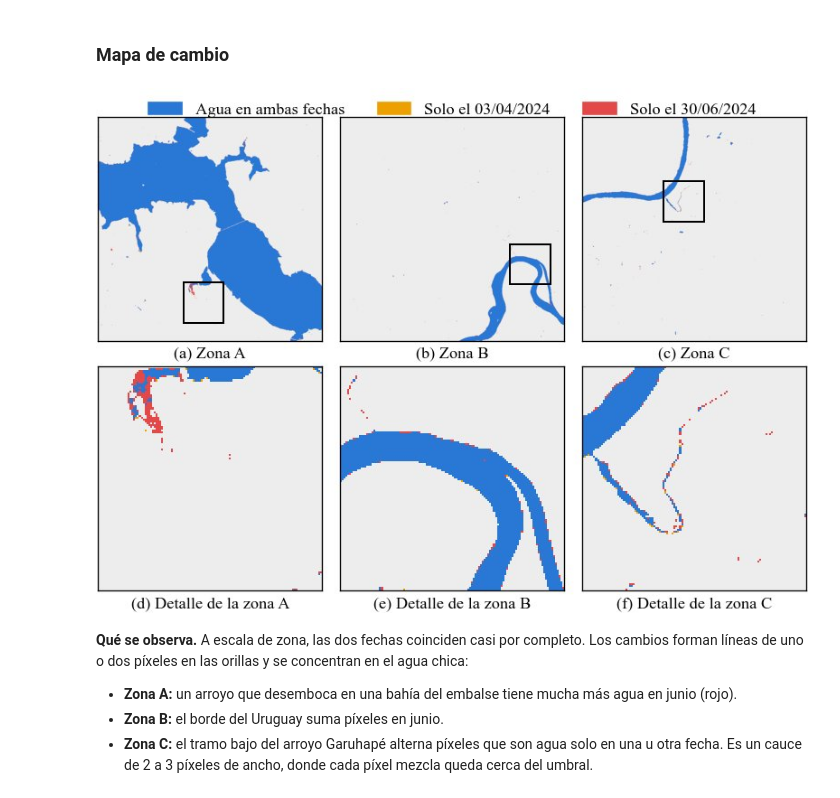
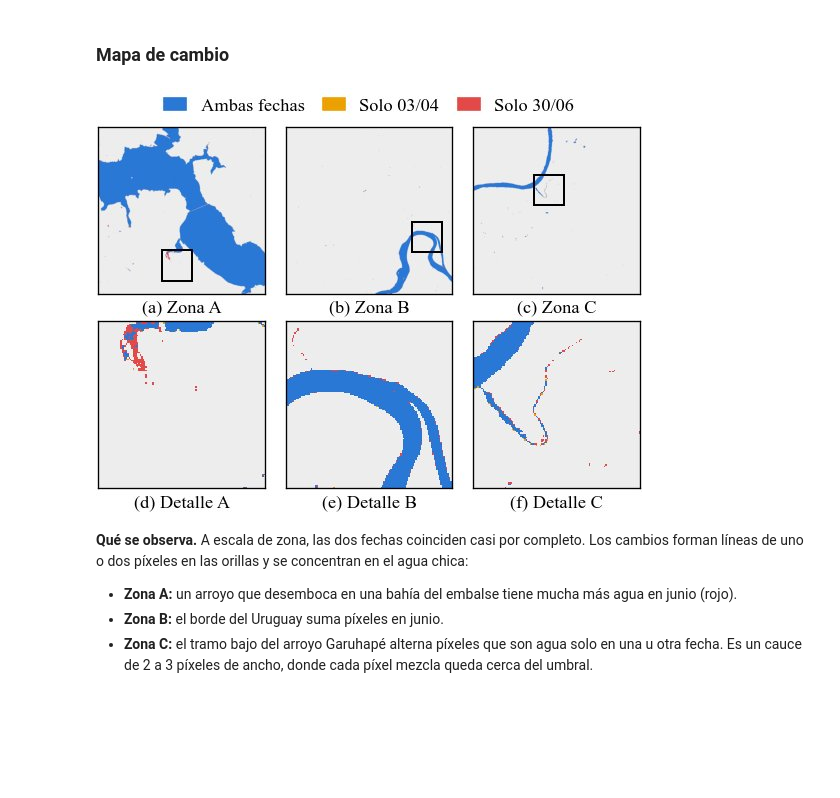
Before and after one commit to BrianAranda/Informes_FDPI, a Jupyter notebook: code/ejercicio_2/cuerpos_de_agua.ipynb, the cells around one changed output. Saved outputs shown, nothing was run; the diff lists cells and outputs as text; code cells hidden in the pictures; blank space fills up the shorter version.

```diff
--- a/code/ejercicio_2/cuerpos_de_agua.ipynb
+++ b/code/ejercicio_2/cuerpos_de_agua.ipynb
@@ -1081,21 +1093,23 @@ pd.DataFrame(filas).set_index(["Fecha", "Índice"]).fillna("")
 - **El NDWI separa menos (F entre 48,6 y 71,1):** el agua turbia del Uruguay le da +0,55 a +0,67, porque el sedimento le sube el NIR.
 - **El AWEIsh queda por debajo del NIR solo en abril (11,7):** no está normalizado y el agua le da valores bajos (+0,09 a +0,20), cerca de la tierra en términos de su dispersión.
 # %%
-# Índices en las tres zonas: paleta divergente centrada en 0 (el umbral nominal), agua en azul
+# Índices en las tres zonas: paleta divergente centrada en 0 (el umbral nominal), agua en azul.
+# Filas: índices. Columnas: zonas.
 ESCALA_IND = {"NDWI": 1.0, "MNDWI": 1.0, "AWEIsh": 0.3}
 for f in FECHAS:
-    fig, axs = plt.subplots(len(ZONAS), len(INDICES), figsize=(ancho(0.85), 6.3))
-    for i, (z, d) in enumerate(ZONAS.items()):
-        for j, n in enumerate(INDICES):
+    fig, axs = plt.subplots(len(INDICES), len(ZONAS), figsize=(ancho(0.75), 4.25))
+    for i, n in enumerate(INDICES):
+        for j, (z, d) in enumerate(ZONAS.items()):
             ax = axs[i, j]
             im = ax.imshow(IND[f][z][n], cmap="RdBu", vmin=-ESCALA_IND[n], vmax=ESCALA_IND[n])
             ax.set_xticks([])
             ax.set_yticks([])
             if j == 0:
-                ax.set_ylabel(f"{d['letra']}. {z}")
-            if i == len(ZONAS) - 1:
-                barra = fig.colorbar(im, ax=ax, orientation="horizontal", label=n, fraction=0.05, pad=0.03)
-                barra.set_ticks(np.array([-0.5, 0, 0.5]) * ESCALA_IND[n] / 0.75 if n == "AWEIsh" else [-0.5, 0, 0.5])
+                ax.set_ylabel(n)
+            if i == len(INDICES) - 1:
+                ax.set_xlabel(f"Zona {d['letra']}")
+        barra = fig.colorbar(im, ax=axs[i, :], fraction=0.04, pad=0.02)
+        barra.set_ticks([-ESCALA_IND[n], 0, ESCALA_IND[n]])
     fig.suptitle(f)
     guardar(fig, "indices_zonas" if f == FECHAS[0] else "")
     plt.show()
@@ -1302,7 +1316,7 @@ Se usa el **MNDWI con umbral fijo en 0** para las secciones siguientes:
 # Mapa de discrepancias con QA_PIXEL para el método elegido: zonas completas y un detalle
 # de 120 × 120 px (3,6 km) donde más se concentran los desacuerdos
 METODO_AGUA = "MNDWI > 0"
-CATEGORIAS = {"Agua en ambas": "#2a78d6", "Solo en la máscara": "#e34948", "Solo en QA_PIXEL": "#eda100"}
+CATEGORIAS = {"Ambas": "#2a78d6", "Solo máscara": "#e34948", "Solo QA_PIXEL": "#eda100"}
 FONDO = np.array([0.93, 0.93, 0.93])
 LADO_DETALLE = 120
 
@@ -1326,7 +1340,7 @@ def ventana_detalle(desacuerdo, lado=LADO_DETALLE):
 
 
 for f in FECHAS:
-    fig, axs = plt.subplots(2, len(ZONAS), figsize=(ancho(1.0), 4.9))
+    fig, axs = plt.subplots(2, len(ZONAS), figsize=(ancho(0.7), 3.6))
     for j, (z, d) in enumerate(ZONAS.items()):
         img, desacuerdo = imagen_discrepancias(f, z)
         v = ventana_detalle(desacuerdo)
@@ -1335,12 +1349,14 @@ for f in FECHAS:
                                       fill=False, ec="black", lw=1.2))
         axs[1, j].imshow(img[v], interpolation="nearest")
         axs[0, j].set_xlabel(f"({'abc'[j]}) Zona {d['letra']}")
-        axs[1, j].set_xlabel(f"({'def'[j]}) Detalle de la zona {d['letra']}")
+        axs[1, j].set_xlabel(f"({'def'[j]}) Detalle {d['letra']}")
         for ax in axs[:, j]:
             ax.set_xticks([])
             ax.set_yticks([])
+    fig.get_layout_engine().set(rect=(0, 0, 1, 0.91))
     fig.legend([Rectangle((0, 0), 1, 1, color=col) for col in CATEGORIAS.values()], CATEGORIAS,
-               loc="outside upper center", ncol=3, frameon=False)
+               loc="upper center", bbox_to_anchor=(0.5, 1.0), ncol=3, frameon=False,
+           handlelength=1.2, columnspacing=1.0)
     guardar(fig, "discrepancias_qa" if f == FECHAS[0] else "")
     plt.show()
 # %% [output]
@@ -1524,7 +1540,7 @@ COLORES_ARROYO = {"Arroyo Chimiray": "#e34948", "Arroyo Tunas": "#eda100", "Arro
 f, z = FECHAS[0], "Uruguay–Chimiray"
 mascara = np.tile(FONDO, (*IND[f][z]["MNDWI"].shape, 1))
 mascara[IND[f][z]["MNDWI"] > 0] = matplotlib.colors.to_rgb("#2a78d6")
-fig, axs = plt.subplots(1, 2, figsize=(ancho(1.0), ancho(1.0) / 2 + 0.55))
+fig, axs = plt.subplots(1, 2, figsize=(ancho(0.8), ancho(0.8) / 2 + 0.55))
 for ax, img, rotulo, letra in zip(axs, [componer(f, z, ORDEN_CONSIGNA, "CLAHE"), mascara],
                                   [f"{ORDEN_CONSIGNA} con CLAHE", "MNDWI > 0"], "ab"):
     mostrar_img(ax, img, rotulo, letra)
@@ -1533,8 +1549,10 @@ for ax, img, rotulo, letra in zip(axs, [componer(f, z, ORDEN_CONSIGNA, "CLAHE"),
             ax.plot(t["puntos"][:, 1], t["puntos"][:, 0], color=COLORES_ARROYO[t["nombre"]], lw=0.7, alpha=0.9)
     ax.set_xlim(-0.5, mascara.shape[1] - 0.5)
     ax.set_ylim(mascara.shape[0] - 0.5, -0.5)
+fig.get_layout_engine().set(rect=(0, 0, 1, 0.91))
 fig.legend([plt.Line2D([], [], color=c, lw=1.5) for c in COLORES_ARROYO.values()],
-           [n.replace("Arroyo ", "") for n in COLORES_ARROYO], loc="outside upper center", ncol=3, frameon=False)
+           [n.replace("Arroyo ", "") for n in COLORES_ARROYO], loc="upper center", bbox_to_anchor=(0.5, 1.0), ncol=3, frameon=False,
+           handlelength=1.2, columnspacing=1.0)
 guardar(fig, "arroyos_zona_b")
 plt.show()
 # %% [output]
@@ -1891,38 +1909,39 @@ pd.DataFrame(filas).pivot_table(index="Río", columns="Fecha", values="Ancho med
 # %% [markdown]
 ### Mapa de cambio
 # %%
-CATEGORIAS_CAMBIO = {"Agua en ambas fechas": "#2a78d6", f"Solo el {FECHAS[0]}": "#eda100",
-                     f"Solo el {FECHAS[1]}": "#e34948"}
+CATEGORIAS_CAMBIO = {"Ambas fechas": "#2a78d6", f"Solo {FECHAS[0][:5]}": "#eda100", f"Solo {FECHAS[1][:5]}": "#e34948"}
 
 
 def imagen_cambio(z, mascara_junio=None):
     a = MASCARA_FECHA[FECHAS[0], z] & VALIDO_AMBAS[z]
     j = (MASCARA_FECHA[FECHAS[1], z] if mascara_junio is None else mascara_junio) & VALIDO_AMBAS[z]
     img = np.tile(FONDO, (*a.shape, 1))
     for cat, m in zip(CATEGORIAS_CAMBIO, [a & j, a & ~j, ~a & j]):
         img[m] = matplotlib.colors.to_rgb(CATEGORIAS_CAMBIO[cat])
     return img, a ^ j
 
 
-fig, axs = plt.subplots(2, len(ZONAS), figsize=(ancho(1.0), 4.9))
+fig, axs = plt.subplots(2, len(ZONAS), figsize=(ancho(0.7), 3.6))
 for j, (z, d) in enumerate(ZONAS.items()):
     img, cambio = imagen_cambio(z)
     v = ventana_detalle(cambio & ~REGION_ANCHA[z])   # el detalle muestra el agua chica
     axs[0, j].imshow(img)
     axs[0, j].add_patch(Rectangle((v[1].start - 0.5, v[0].start - 0.5), LADO_DETALLE, LADO_DETALLE,
                                   fill=False, ec="black", lw=1.2))
     axs[1, j].imshow(img[v], interpolation="nearest")
     axs[0, j].set_xlabel(f"({'abc'[j]}) Zona {d['letra']}")
-    axs[1, j].set_xlabel(f"({'def'[j]}) Detalle de la zona {d['letra']}")
+    axs[1, j].set_xlabel(f"({'def'[j]}) Detalle {d['letra']}")
     for ax in axs[:, j]:
         ax.set_xticks([])
         ax.set_yticks([])
+fig.get_layout_engine().set(rect=(0, 0, 1, 0.91))
 fig.legend([Rectangle((0, 0), 1, 1, color=c) for c in CATEGORIAS_CAMBIO.values()], CATEGORIAS_CAMBIO,
-           loc="outside upper center", ncol=3, frameon=False)
+           loc="upper center", bbox_to_anchor=(0.5, 1.0), ncol=3, frameon=False,
+           handlelength=1.2, columnspacing=1.0)
 guardar(fig, "cambios_fechas")
 plt.show()
 # %% [output]
-[figure, old version]
+[figure, new version]
 # %% [markdown]
 **Qué se observa.** A escala de zona, las dos fechas coinciden casi por completo. Los cambios forman líneas de uno o dos píxeles en las orillas y se concentran en el agua chica:
 
```
Also changed, not shown: parts of 11 cells of this notebook, 10 other files.
